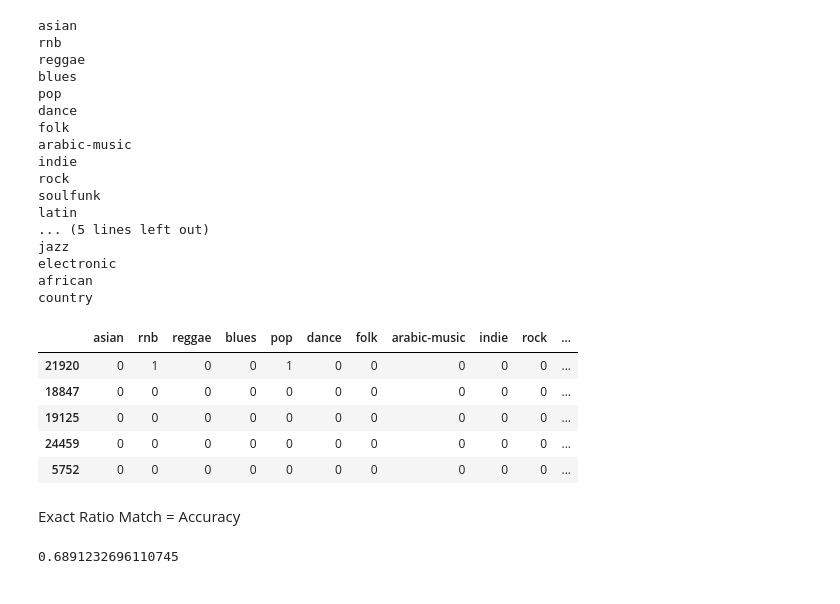
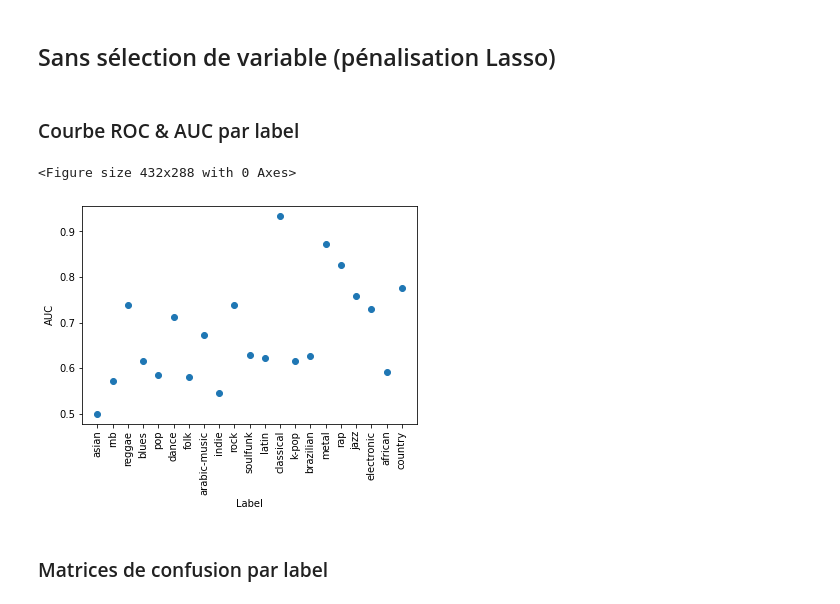
Before and after one commit to taminemelissa/multi-label-classification, a Jupyter notebook: metrics_models.ipynb, the cells around one changed output. Cells and saved outputs as stored; diff of their text form; code cells hidden in the pictures.

```diff
--- a/metrics_models.ipynb
+++ b/metrics_models.ipynb
@@ -114,50 +117,38 @@ zero_one_loss(y_true,y_pred)
+# %% [markdown]
+## Sans sélection de variable (pénalisation Lasso)
+# %% [markdown]
+### Courbe ROC & AUC par label
 # %%
-X=df[x].values
-Y=df[l]
 df_hat=pd.DataFrame()
 df_test=pd.DataFrame()
+n=len(l)
+i=0
+auc_labels=[]
 for label in l:
-  X_train,X_test,Y_train,Y_test= train_test_split(X,Y[label],test_size=0.3, random_state=1)
-  logreg=LogisticRegression(max_iter=10000)
-  logreg.fit(X_train,Y_train)
-  print(label)
-  y_hat= logreg.predict(X_test)
-  df_hat[label] = y_hat
-  df_test[label]=Y_test
+    X_train,X_test,Y_train,Y_test = train_test_split(X,Y[:,i],test_size=0.3, random_state=5)
+    logreg2 = LogisticRegression(max_iter=10000)
+    logreg2.fit(X_train,Y_train)
+    y_hat= logreg2.predict(X_test)
+    df_hat[label] = y_hat
+    df_test[label]=Y_test
+    title='ROC curve ' + label + ' unilabel Logistic Regression'
+    name_fig= 'ROC_'+label+'_RL'
+    AUC= plot_roc_curve(Y_test, y_hat, title=title, name_fig=name_fig,save=True)
+    auc_labels.append(AUC)
+    i+=1
 # %% [output]
-asian
-rnb
-reggae
-blues
-pop
-dance
-folk
-arabic-music
-indie
-rock
-soulfunk
-latin
-... (5 lines left out)
-jazz
-electronic
-african
-country
+<Figure size 432x288 with 0 Axes>
-# %%
-df_test.head()
-# %% [output]
-|  | asian | rnb | reggae | blues | pop | dance | folk | arabic-music | indie | rock | ... |
-| 21920 | 0 | 1 | 0 | 0 | 1 | 0 | 0 | 0 | 0 | 0 | ... |
-| 18847 | 0 | 0 | 0 | 0 | 0 | 0 | 0 | 0 | 0 | 0 | ... |
-| 19125 | 0 | 0 | 0 | 0 | 0 | 0 | 0 | 0 | 0 | 0 | ... |
-| 24459 | 0 | 0 | 0 | 0 | 0 | 0 | 0 | 0 | 0 | 0 | ... |
-| 5752 | 0 | 0 | 0 | 0 | 0 | 0 | 0 | 0 | 0 | 0 | ... |
+# %%
+x=list(np.arange(1,22))
+plt.scatter(x,auc_labels)
+plt.xlabel('Label')
+plt.xticks(x,l,rotation=90)
+plt.ylabel('AUC')
+plt.savefig("AUC for each label RL")
+# %% [output]
+[figure, added]
+# %% [markdown]
+### Matrices de confusion par label
 # %%
 y_true=df_test.values
 y_pred=df_hat.values
-# %% [markdown]
-Exact Ratio Match = Accuracy
-# %%
-
-accuracy_score(y_true,y_pred)
-# %% [output]
-0.6891232696110745
```
Also changed, not shown: parts of 45 cells of this notebook, 46 other files.
